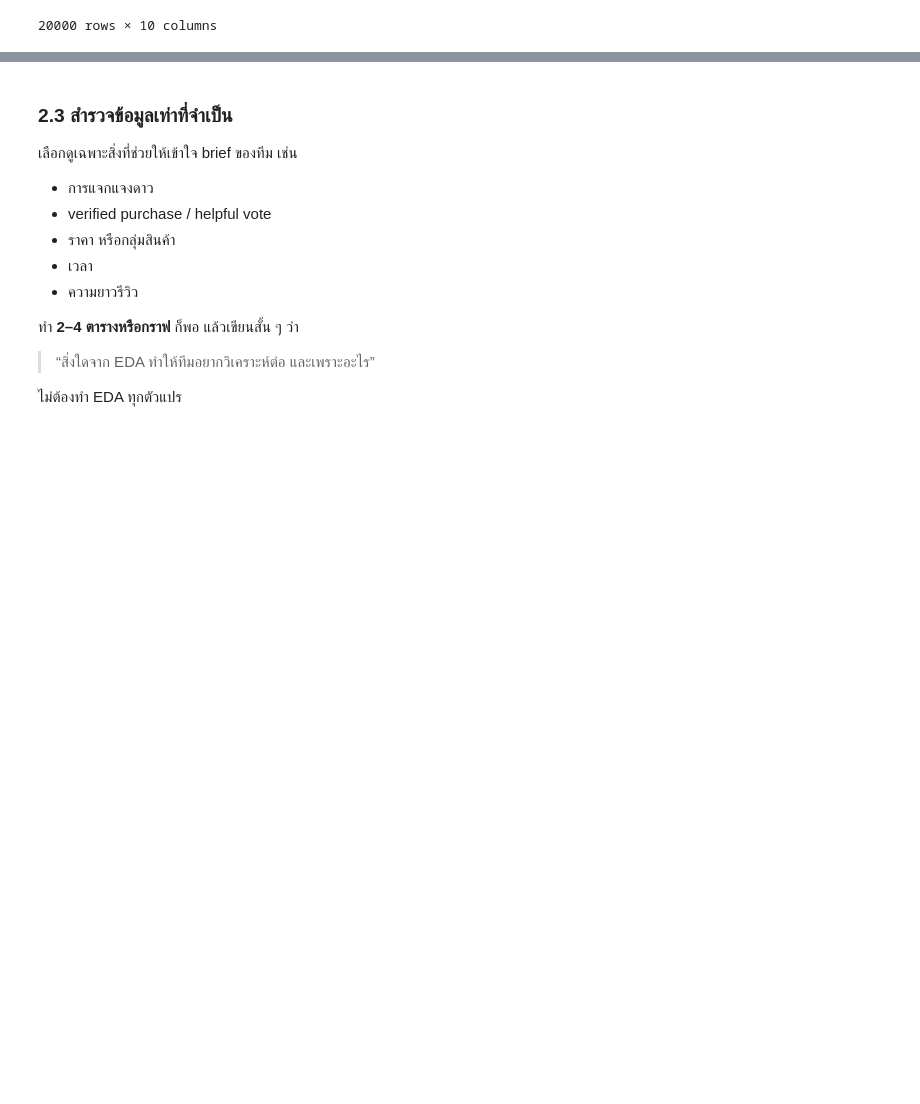
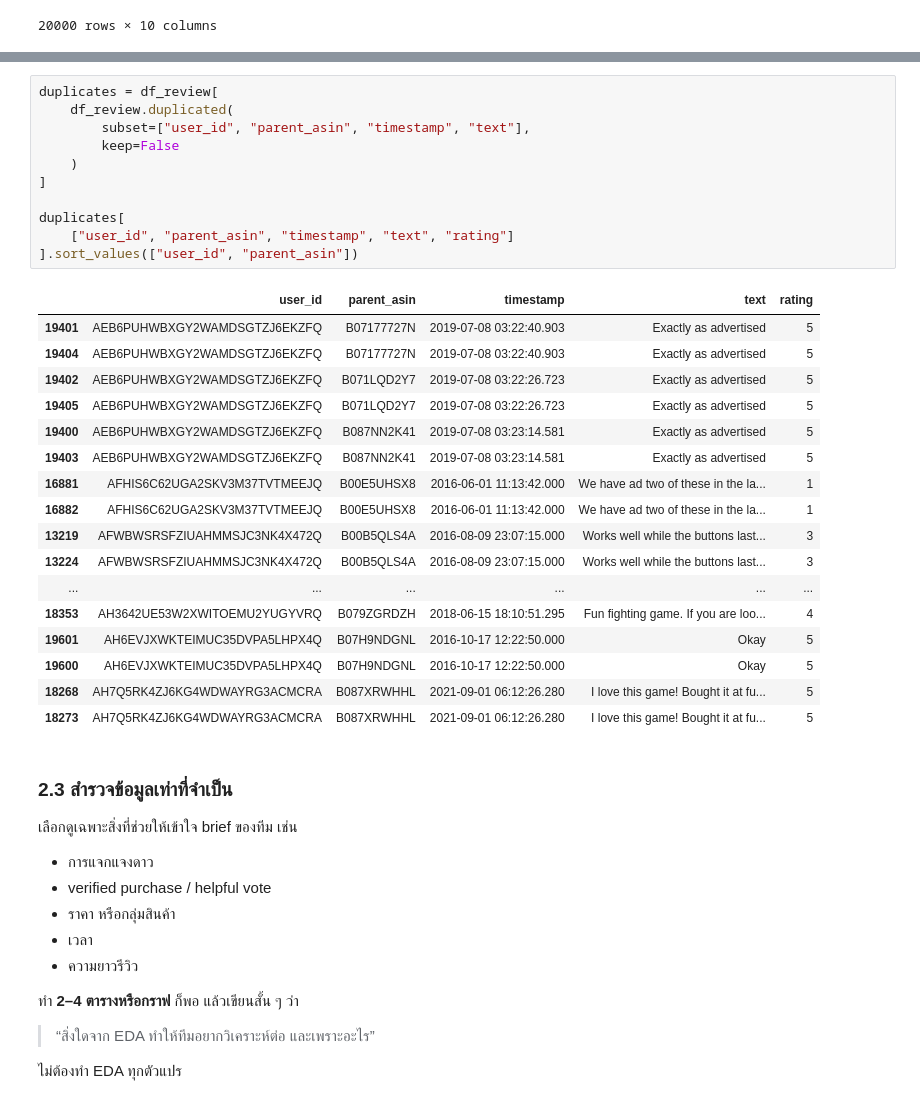
Before and after one commit to spannav/project_bigdata, a Jupyter notebook: Project1_Video_Games.ipynb, the cells around one changed output, grey strips where cells are left out. Cells and saved outputs as stored; diff of their text form; blank space fills up the shorter version.

```diff
--- a/Project1_Video_Games.ipynb
+++ b/Project1_Video_Games.ipynb
@@ -256,3 +328,32 @@ df_review
+# %%
+duplicates = df_review[
+    df_review.duplicated(
+        subset=["user_id", "parent_asin", "timestamp", "text"],
+        keep=False
+    )
+]
+
+duplicates[
+    ["user_id", "parent_asin", "timestamp", "text", "rating"]
+].sort_values(["user_id", "parent_asin"])
+# %% [output]
+|  | user_id | parent_asin | timestamp | text | rating |
+| 19401 | AEB6PUHWBXGY2WAMDSGTZJ6EKZFQ | B07177727N | 2019-07-08 03:22:40.903 | Exactly as advertised | 5 |
+| 19404 | AEB6PUHWBXGY2WAMDSGTZJ6EKZFQ | B07177727N | 2019-07-08 03:22:40.903 | Exactly as advertised | 5 |
+| 19402 | AEB6PUHWBXGY2WAMDSGTZJ6EKZFQ | B071LQD2Y7 | 2019-07-08 03:22:26.723 | Exactly as advertised | 5 |
+| 19405 | AEB6PUHWBXGY2WAMDSGTZJ6EKZFQ | B071LQD2Y7 | 2019-07-08 03:22:26.723 | Exactly as advertised | 5 |
+| 19400 | AEB6PUHWBXGY2WAMDSGTZJ6EKZFQ | B087NN2K41 | 2019-07-08 03:23:14.581 | Exactly as advertised | 5 |
+| 19403 | AEB6PUHWBXGY2WAMDSGTZJ6EKZFQ | B087NN2K41 | 2019-07-08 03:23:14.581 | Exactly as advertised | 5 |
+| 16881 | AFHIS6C62UGA2SKV3M37TVTMEEJQ | B00E5UHSX8 | 2016-06-01 11:13:42.000 | We have ad two of these in the la... | 1 |
+| 16882 | AFHIS6C62UGA2SKV3M37TVTMEEJQ | B00E5UHSX8 | 2016-06-01 11:13:42.000 | We have ad two of these in the la... | 1 |
+| 13219 | AFWBWSRSFZIUAHMMSJC3NK4X472Q | B00B5QLS4A | 2016-08-09 23:07:15.000 | Works well while the buttons last... | 3 |
+| 13224 | AFWBWSRSFZIUAHMMSJC3NK4X472Q | B00B5QLS4A | 2016-08-09 23:07:15.000 | Works well while the buttons last... | 3 |
+| ... | ... | ... | ... | ... | ... |
+| 18353 | AH3642UE53W2XWITOEMU2YUGYVRQ | B079ZGRDZH | 2018-06-15 18:10:51.295 | Fun fighting game. If you are loo... | 4 |
+| 19601 | AH6EVJXWKTEIMUC35DVPA5LHPX4Q | B07H9NDGNL | 2016-10-17 12:22:50.000 | Okay | 5 |
+| 19600 | AH6EVJXWKTEIMUC35DVPA5LHPX4Q | B07H9NDGNL | 2016-10-17 12:22:50.000 | Okay | 5 |
+| 18268 | AH7Q5RK4ZJ6KG4WDWAYRG3ACMCRA | B087XRWHHL | 2021-09-01 06:12:26.280 | I love this game! Bought it at fu... | 5 |
+| 18273 | AH7Q5RK4ZJ6KG4WDWAYRG3ACMCRA | B087XRWHHL | 2021-09-01 06:12:26.280 | I love this game! Bought it at fu... | 5 |
 # %% [markdown]
 ### 2.3 สำรวจข้อมูลเท่าที่จำเป็น
 
```
Also changed, not shown: parts of 10 cells of this notebook.
